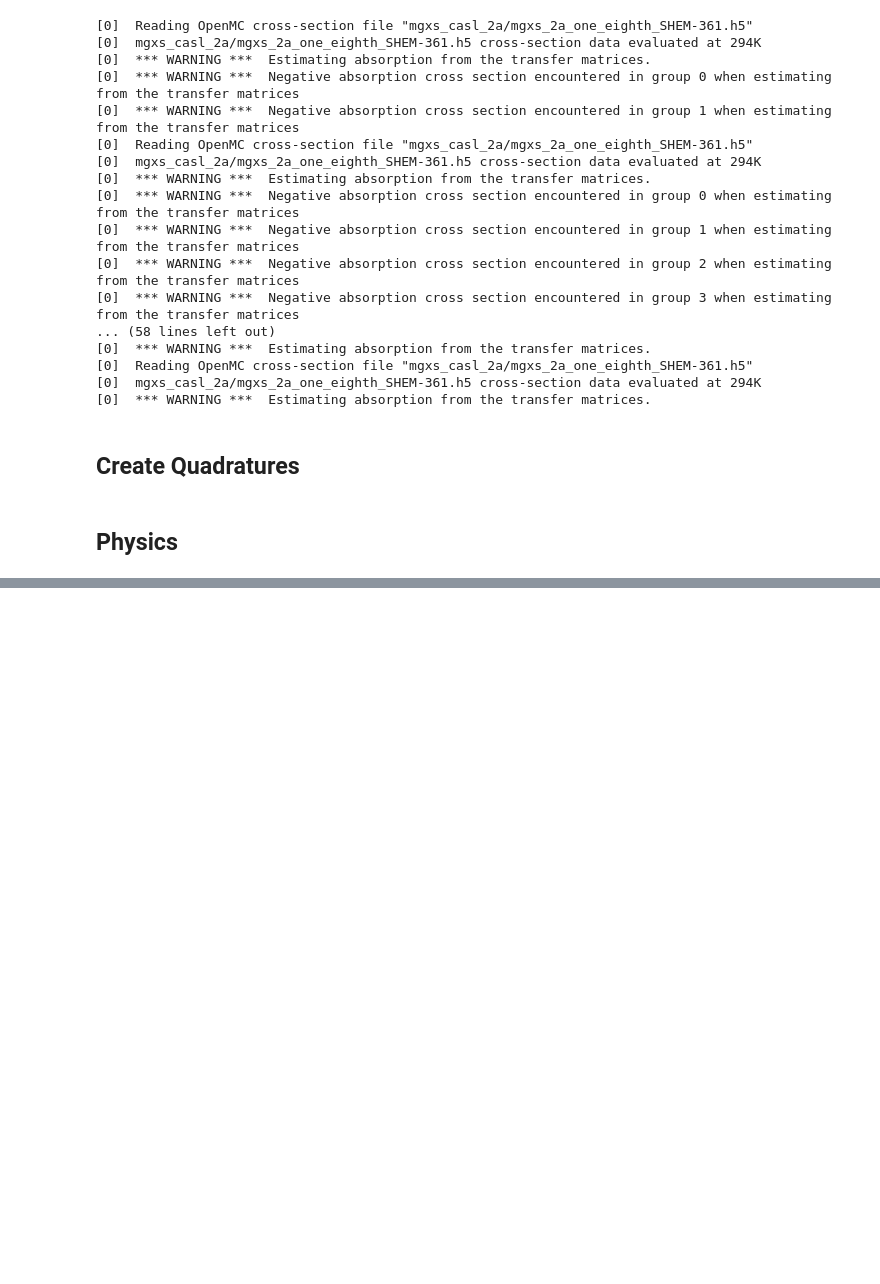
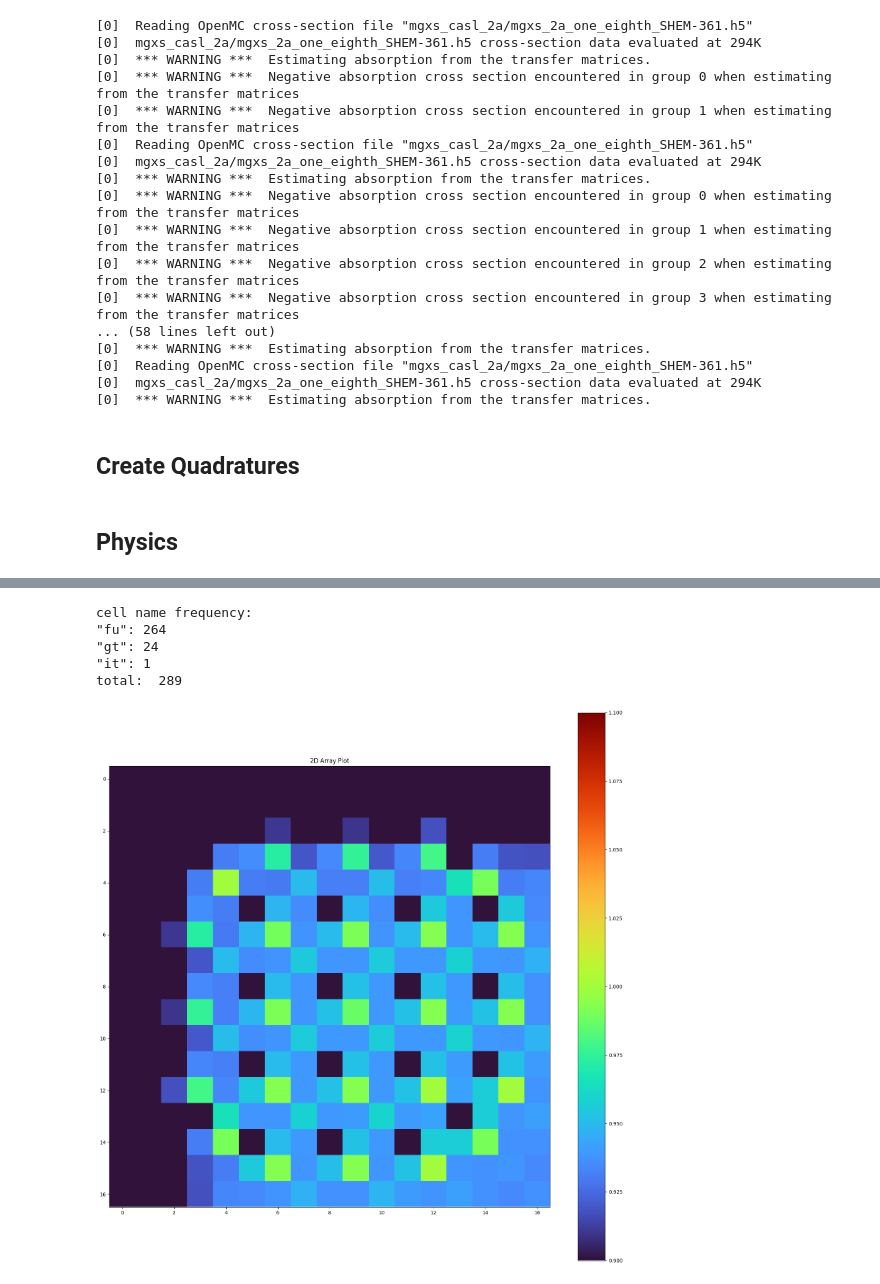
Before and after one commit to aly-tamu/VERA-Examples, a Jupyter notebook: Benchmark Problems/2A/python_2A.ipynb, the cells around one changed output, grey strips where cells are left out. Drawn from its saved outputs; the diff is of its cells as text; code cells hidden in the pictures; blank space fills up the shorter version.

```diff
--- a/Benchmark Problems/2A/python_2A.ipynb
+++ b/Benchmark Problems/2A/python_2A.ipynb
@@ -235 +246,38 @@ def should_avoid(i, j):
+# %%
+your_files = os.getcwd()
+
+def read_csv_to_2d_array(file_path):
+    with open(file_path, newline='', encoding='utf-8') as csvfile:
+        reader = csv.reader(csvfile)
+        data = [row for row in reader]
+    return np.asarray(data)
+
+def count_frequencies(data):
+    flattened_data = [item for row in data for item in row]  # Flatten 2D array into a 1D list
+    cell_frequencies = Counter(flattened_data)
+    print("cell name frequency:")
+    total = 0
+    for key, value in cell_frequencies.items():
+        print(f'"{key}": {value}')
+        total += value
+    print("total: ",total)
+
+
+csv_filename = 'FA_cell_names_1_family.csv'
+csv_filepath = your_files+'/'+csv_filename
+
+lattice_csv = read_csv_to_2d_array(csv_filepath)
+
+count_frequencies(lattice_csv)
+
+if lattice_csv.shape[0] != lattice_csv.shape[1]:
+    raise Exception('CSV array of cell names is not square.')
+
+csv_size = lattice_csv.shape[0] #size of the assembly
+# %% [output]
+cell name frequency:
+"fu": 264
+"gt": 24
+"it": 1
+total:  289
 # %%
@@ -272,0 +307,5 @@ end
+# %%
+maxes = np.zeros([num_cells])
+for i in range(0,num_cells):
+    maxes[i] = max(val_table[:,i])
+val_max = max(maxes)
@@ -272,0 +316,9 @@ end
+# %%
+plt.figure(figsize=(20,20))
+plt.imshow(val_table/val_max, cmap='turbo')  # You can change the colormap if desired
+plt.title('2D Array Plot')
+plt.colorbar()  # Adds a colorbar to show the scale
+plt.clim([0.9,1.1])
+plt.show()
+# %% [output]
+[figure, added]
```
Also changed, not shown: parts of 10 cells of this notebook.
